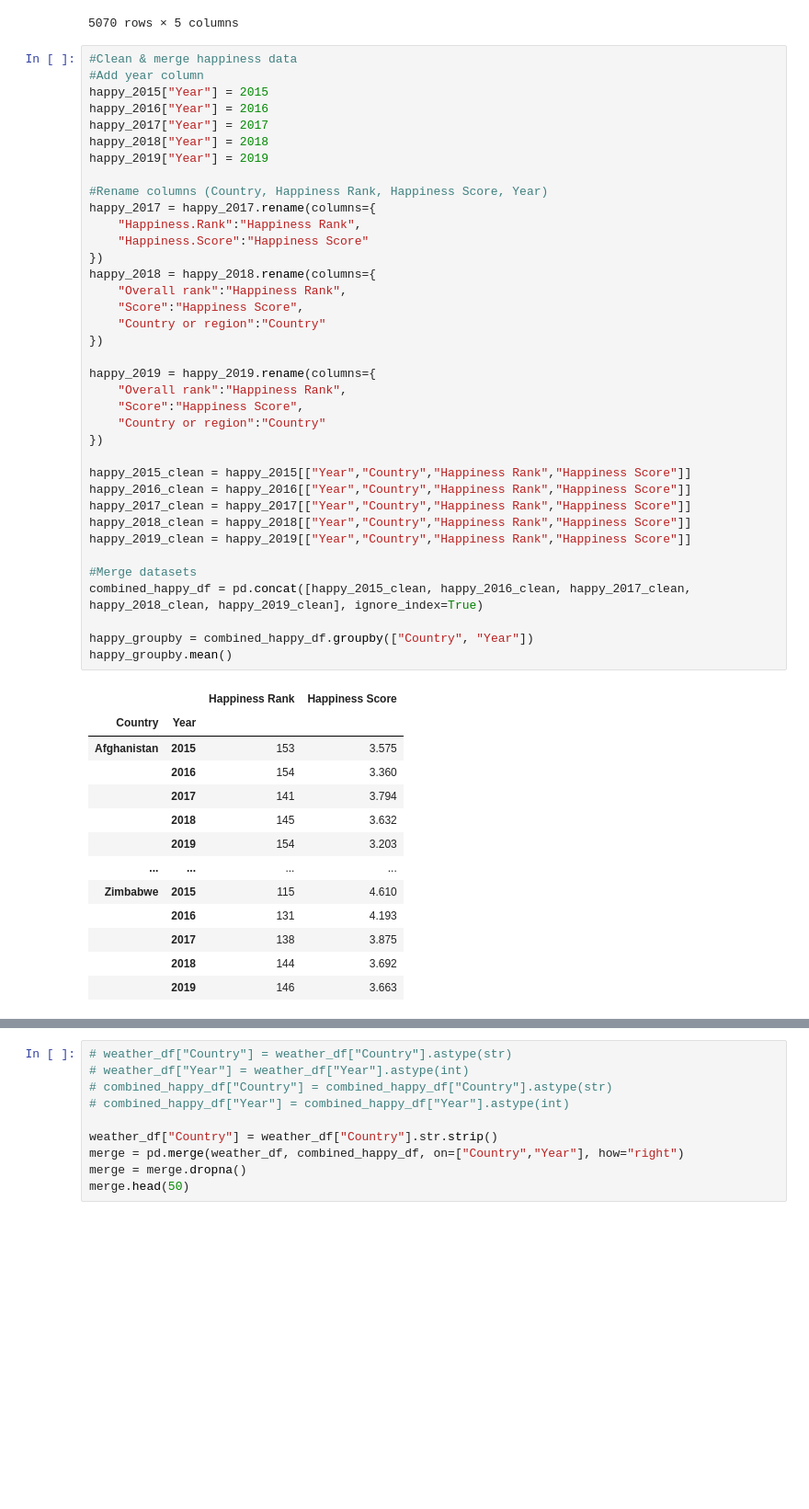
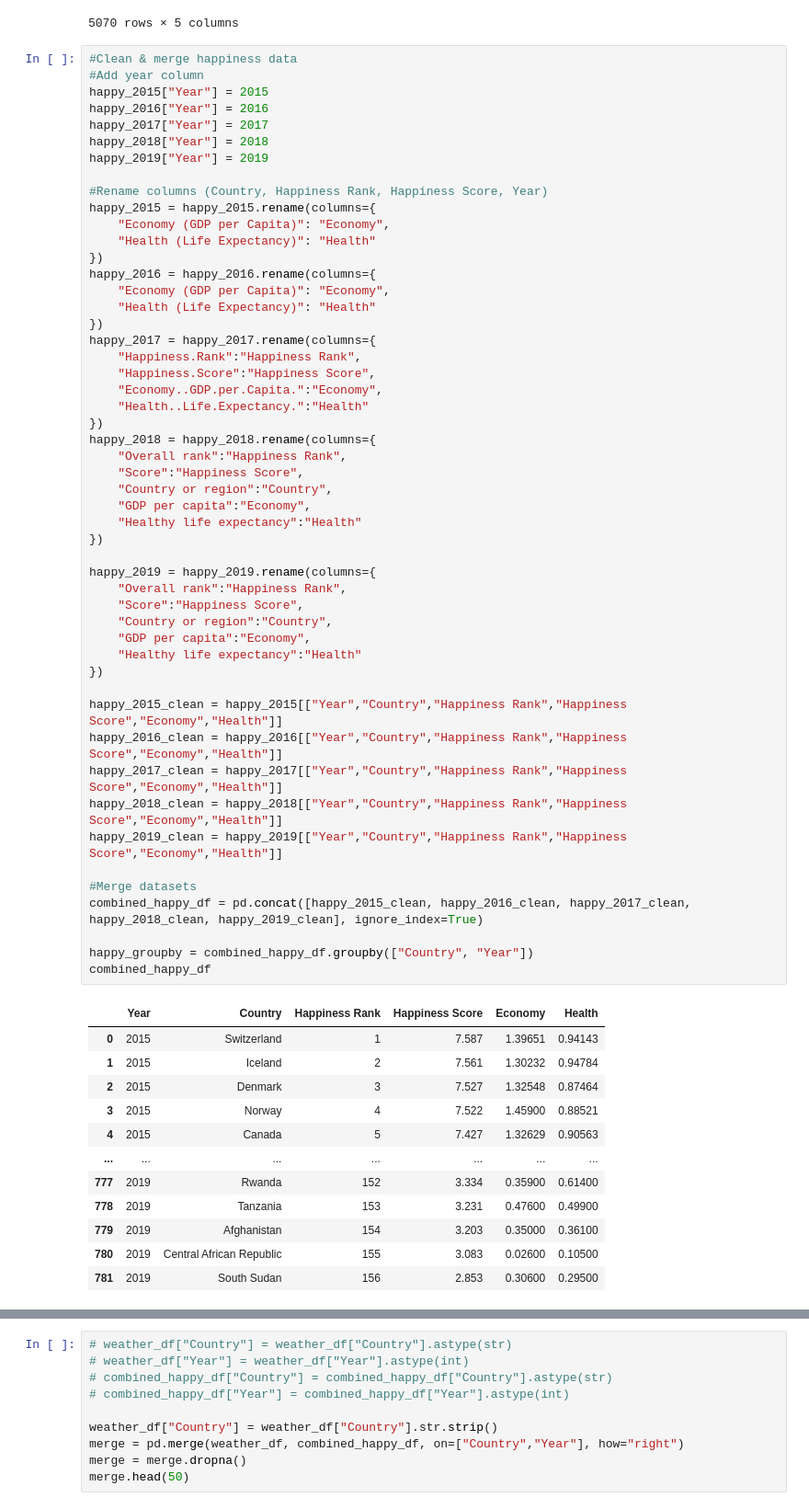
Before and after one commit to AJ-Paine/07-Skynet-Project, a Jupyter notebook: Skynet Project 1.ipynb, the cells around one changed output, grey strips where cells are left out. Shown: that part at 92% size. Saved outputs shown, nothing was run; the diff lists cells and outputs as text; blank space fills up the shorter version.

```diff
--- a/Skynet Project 1.ipynb
+++ b/Skynet Project 1.ipynb
@@ -48,51 +54,64 @@ weather_df
 # %%
 #Clean & merge happiness data
 #Add year column
 happy_2015["Year"] = 2015
 happy_2016["Year"] = 2016
 happy_2017["Year"] = 2017
 happy_2018["Year"] = 2018
 happy_2019["Year"] = 2019
 
 #Rename columns (Country, Happiness Rank, Happiness Score, Year)
+happy_2015 = happy_2015.rename(columns={
+    "Economy (GDP per Capita)": "Economy",
+    "Health (Life Expectancy)": "Health"
+})
+happy_2016 = happy_2016.rename(columns={
+    "Economy (GDP per Capita)": "Economy",
+    "Health (Life Expectancy)": "Health"
+})
 happy_2017 = happy_2017.rename(columns={
     "Happiness.Rank":"Happiness Rank",
-    "Happiness.Score":"Happiness Score"
+    "Happiness.Score":"Happiness Score",
+    "Economy..GDP.per.Capita.":"Economy",
+    "Health..Life.Expectancy.":"Health"
 })
 happy_2018 = happy_2018.rename(columns={
     "Overall rank":"Happiness Rank",
     "Score":"Happiness Score",
-    "Country or region":"Country"
+    "Country or region":"Country",
+    "GDP per capita":"Economy",
+    "Healthy life expectancy":"Health"
 })
 
 happy_2019 = happy_2019.rename(columns={
     "Overall rank":"Happiness Rank",
     "Score":"Happiness Score",
-    "Country or region":"Country"
+    "Country or region":"Country",
+    "GDP per capita":"Economy",
+    "Healthy life expectancy":"Health"
 })
 
-happy_2015_clean = happy_2015[["Year","Country","Happiness Rank","Happiness Score"]]
-happy_2016_clean = happy_2016[["Year","Country","Happiness Rank","Happiness Score"]]
-happy_2017_clean = happy_2017[["Year","Country","Happiness Rank","Happiness Score"]]
-happy_2018_clean = happy_2018[["Year","Country","Happiness Rank","Happiness Score"]]
-happy_2019_clean = happy_2019[["Year","Country","Happiness Rank","Happiness Score"]]
+happy_2015_clean = happy_2015[["Year","Country","Happiness Rank","Happiness Score","Economy","Health"]]
+happy_2016_clean = happy_2016[["Year","Country","Happiness Rank","Happiness Score","Economy","Health"]]
+happy_2017_clean = happy_2017[["Year","Country","Happiness Rank","Happiness Score","Economy","Health"]]
+happy_2018_clean = happy_2018[["Year","Country","Happiness Rank","Happiness Score","Economy","Health"]]
+happy_2019_clean = happy_2019[["Year","Country","Happiness Rank","Happiness Score","Economy","Health"]]
 
 #Merge datasets
 combined_happy_df = pd.concat([happy_2015_clean, happy_2016_clean, happy_2017_clean, happy_2018_clean, happy_2019_clean], ignore_index=True)
 
 happy_groupby = combined_happy_df.groupby(["Country", "Year"])
-happy_groupby.mean()
+combined_happy_df
 # %% [output]
-|  |  | Happiness Rank | Happiness Score |
-| Country | Year |  |  |
-| Afghanistan | 2015 | 153 | 3.575 |
-|  | 2016 | 154 | 3.360 |
-|  | 2017 | 141 | 3.794 |
-|  | 2018 | 145 | 3.632 |
-|  | 2019 | 154 | 3.203 |
-| ... | ... | ... | ... |
-| Zimbabwe | 2015 | 115 | 4.610 |
-|  | 2016 | 131 | 4.193 |
-|  | 2017 | 138 | 3.875 |
-|  | 2018 | 144 | 3.692 |
-|  | 2019 | 146 | 3.663 |
+|  | Year | Country | Happiness Rank | Happiness Score | Economy | Health |
+| 0 | 2015 | Switzerland | 1 | 7.587 | 1.39651 | 0.94143 |
+| 1 | 2015 | Iceland | 2 | 7.561 | 1.30232 | 0.94784 |
+| 2 | 2015 | Denmark | 3 | 7.527 | 1.32548 | 0.87464 |
+| 3 | 2015 | Norway | 4 | 7.522 | 1.45900 | 0.88521 |
+| 4 | 2015 | Canada | 5 | 7.427 | 1.32629 | 0.90563 |
+| ... | ... | ... | ... | ... | ... | ... |
+| 777 | 2019 | Rwanda | 152 | 3.334 | 0.35900 | 0.61400 |
+| 778 | 2019 | Tanzania | 153 | 3.231 | 0.47600 | 0.49900 |
+| 779 | 2019 | Afghanistan | 154 | 3.203 | 0.35000 | 0.36100 |
+| 780 | 2019 | Central African Republic | 155 | 3.083 | 0.02600 | 0.10500 |
+| 781 | 2019 | South Sudan | 156 | 2.853 | 0.30600 | 0.29500 |
```
Also changed, not shown: parts of 11 cells of this notebook, 1 other file.
